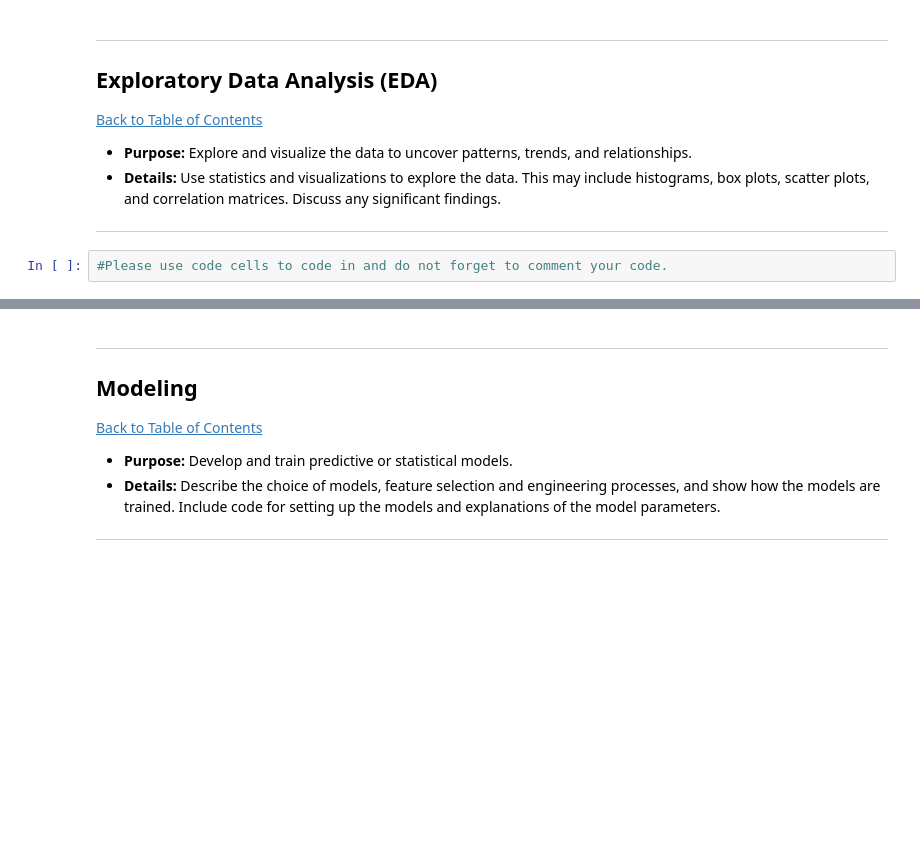
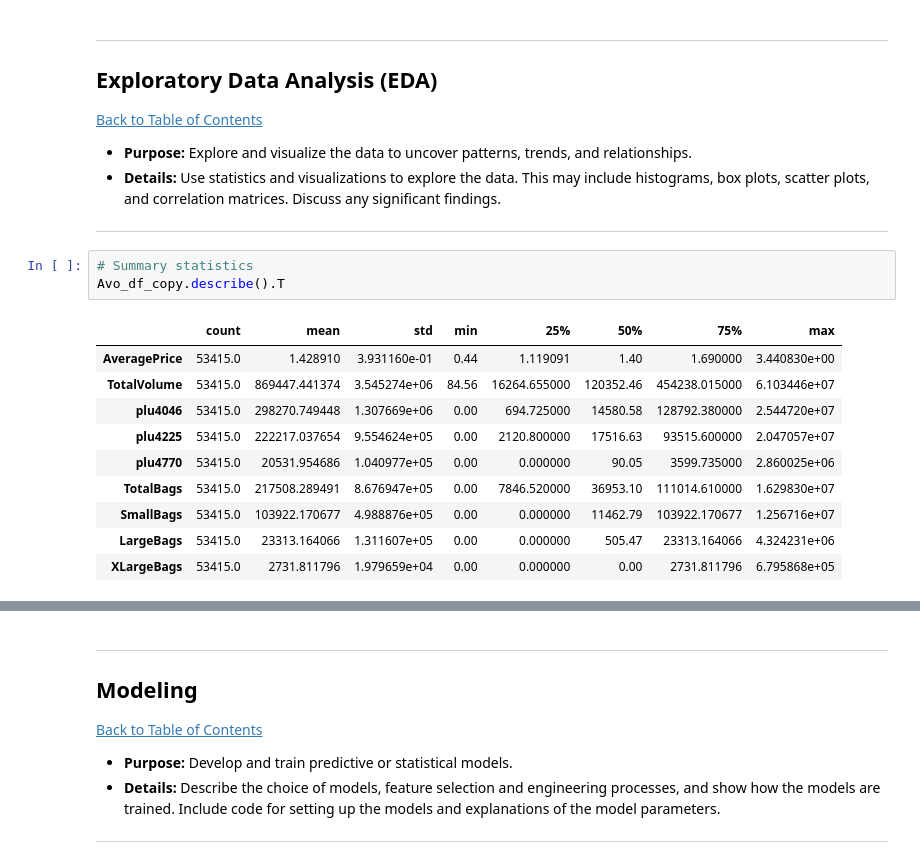
Before and after one commit to LINDOH27/Workplace_Lindo, a Jupyter notebook: QCTO---Workplace-Module-Notebook-Template-4571 (1).ipynb, the cells around one changed output, grey strips where cells are left out. Cells and saved outputs as stored; diff of their text form; blank space fills up the shorter version.

```diff
--- a/QCTO---Workplace-Module-Notebook-Template-4571 (1).ipynb
+++ b/QCTO---Workplace-Module-Notebook-Template-4571 (1).ipynb
@@ -218,5 +218,17 @@ dtype: bool
 * **Purpose:** Explore and visualize the data to uncover patterns, trends, and relationships.
 * **Details:** Use statistics and visualizations to explore the data. This may include histograms, box plots, scatter plots, and correlation matrices. Discuss any significant findings.
 ---
-# %%
-#Please use code cells to code in and do not forget to comment your code.
+# %%
+# Summary statistics
+Avo_df_copy.describe().T
+# %% [output]
+|  | count | mean | std | min | 25% | 50% | 75% | max |
+| AveragePrice | 53415.0 | 1.428910 | 3.931160e-01 | 0.44 | 1.119091 | 1.40 | 1.690000 | 3.440830e+00 |
+| TotalVolume | 53415.0 | 869447.441374 | 3.545274e+06 | 84.56 | 16264.655000 | 120352.46 | 454238.015000 | 6.103446e+07 |
+| plu4046 | 53415.0 | 298270.749448 | 1.307669e+06 | 0.00 | 694.725000 | 14580.58 | 128792.380000 | 2.544720e+07 |
+| plu4225 | 53415.0 | 222217.037654 | 9.554624e+05 | 0.00 | 2120.800000 | 17516.63 | 93515.600000 | 2.047057e+07 |
+| plu4770 | 53415.0 | 20531.954686 | 1.040977e+05 | 0.00 | 0.000000 | 90.05 | 3599.735000 | 2.860025e+06 |
+| TotalBags | 53415.0 | 217508.289491 | 8.676947e+05 | 0.00 | 7846.520000 | 36953.10 | 111014.610000 | 1.629830e+07 |
+| SmallBags | 53415.0 | 103922.170677 | 4.988876e+05 | 0.00 | 0.000000 | 11462.79 | 103922.170677 | 1.256716e+07 |
+| LargeBags | 53415.0 | 23313.164066 | 1.311607e+05 | 0.00 | 0.000000 | 505.47 | 23313.164066 | 4.324231e+06 |
+| XLargeBags | 53415.0 | 2731.811796 | 1.979659e+04 | 0.00 | 0.000000 | 0.00 | 2731.811796 | 6.795868e+05 |
```
Also changed, not shown: parts of 4 cells of this notebook.
